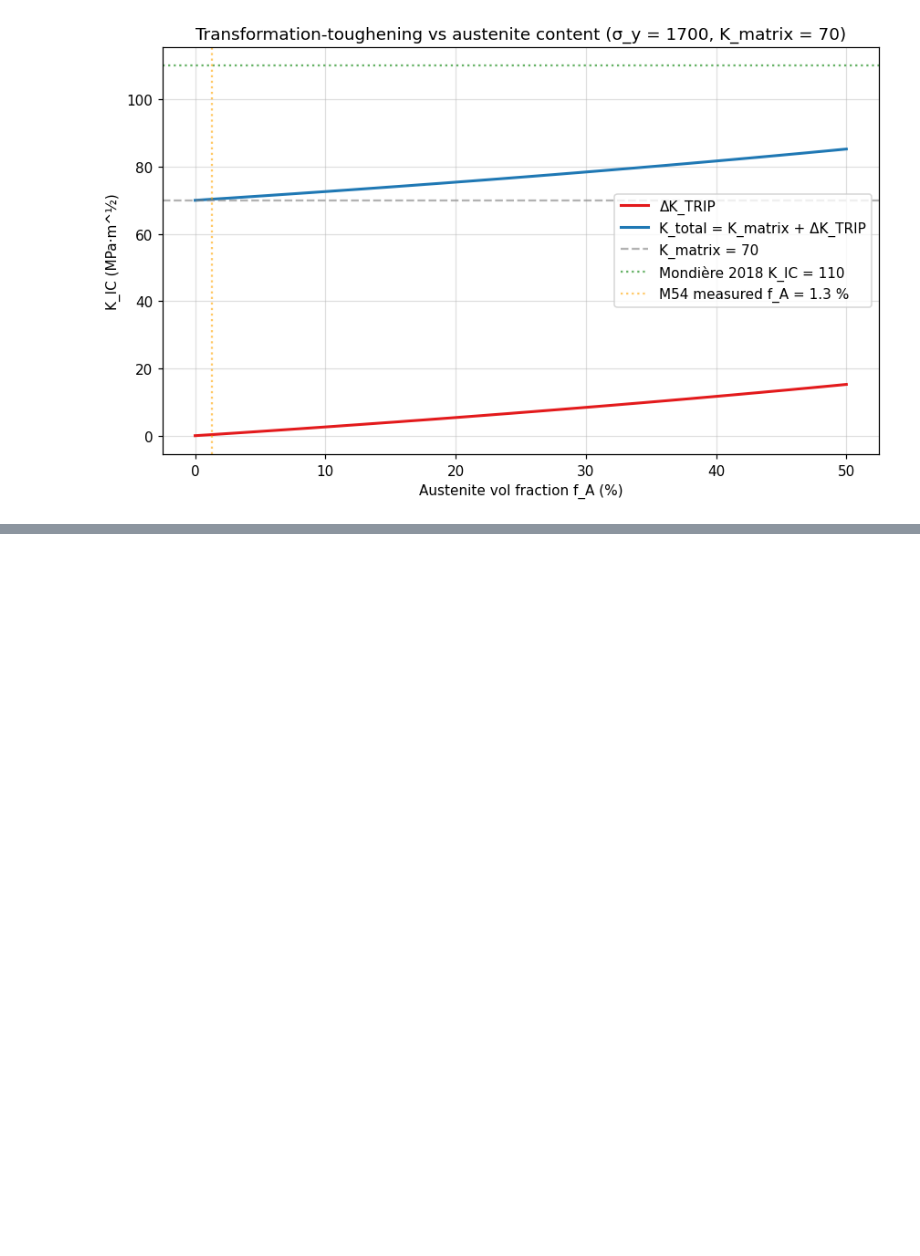
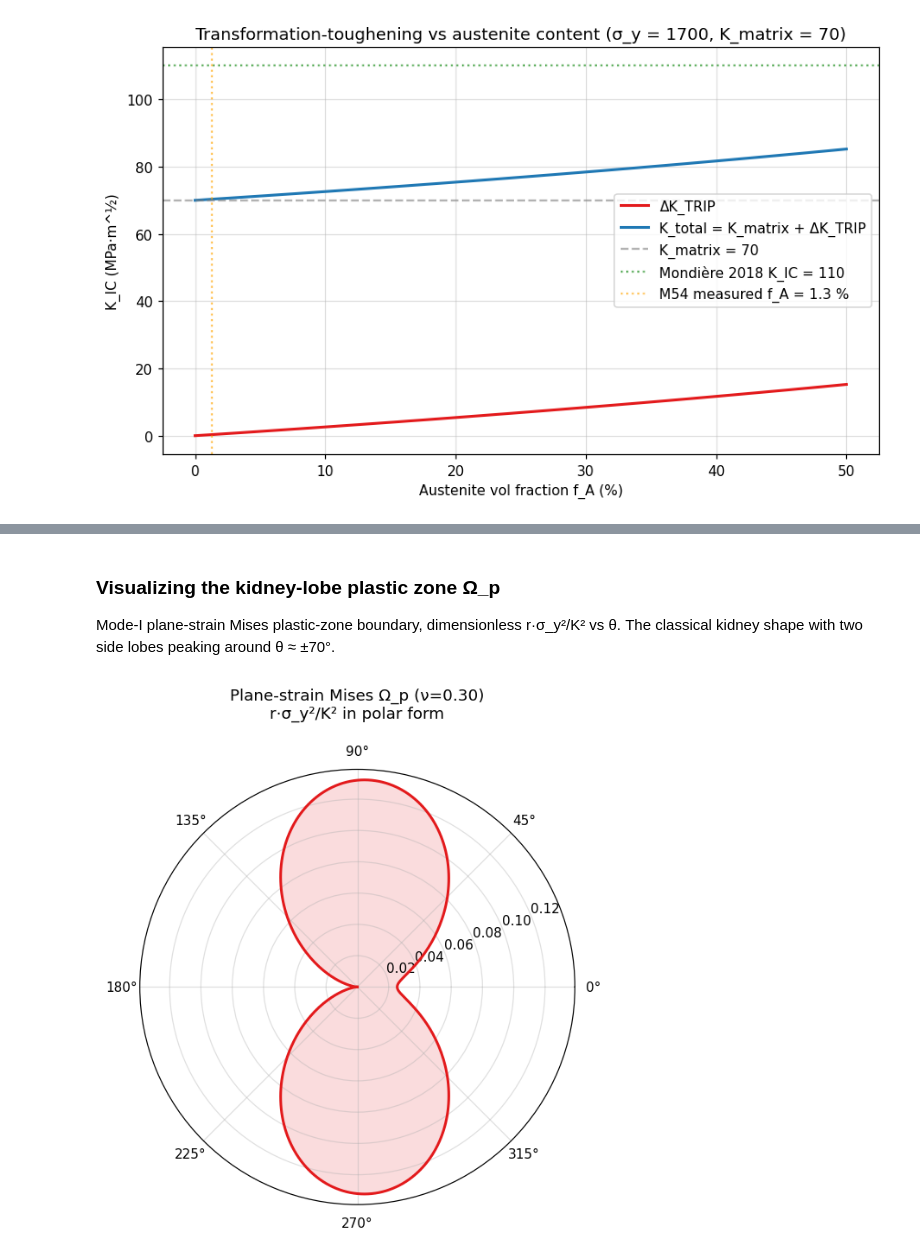
Before and after one commit to jedwa006/alloy-strengthening-contributions-modeling-public, a Jupyter notebook: notebooks/03_crack_tip_kic.ipynb, the cells around one changed output, grey strips where cells are left out. Cells and saved outputs as stored; diff of their text form; code cells hidden in the pictures; blank space fills up the shorter version.

```diff
--- a/notebooks/03_crack_tip_kic.ipynb
+++ b/notebooks/03_crack_tip_kic.ipynb
@@ -148,0 +204,25 @@ plt.show()
+# %% [markdown]
+### Visualizing the kidney-lobe plastic zone Ω_p
+
+Mode-I plane-strain Mises plastic-zone boundary, dimensionless r·σ_y²/K² vs θ.
+The classical kidney shape with two side lobes peaking around θ ≈ ±70°.
+# %%
+thetas = np.linspace(-np.pi, np.pi, 361)
+K_demo = 80.0
+sigma_y_demo = 1700.0
+rp = np.array([
+    irwin_zone_boundary_m(t, K_demo, sigma_y_demo, nu=0.30, plane_strain=True)
+    for t in thetas
+])
+rp_normalized = rp * sigma_y_demo**2 / K_demo**2  # dimensionless
+
+fig, ax = plt.subplots(figsize=(6, 6), subplot_kw={'projection': 'polar'})
+ax.plot(thetas, rp_normalized, '-', color='#e31a1c', linewidth=2)
+ax.fill(thetas, rp_normalized, alpha=0.15, color='#e31a1c')
+ax.set_title(f'Plane-strain Mises Ω_p (ν=0.30)\nr·σ_y²/K² in polar form', pad=20)
+ax.set_theta_zero_location('E')  # 0° = right (ahead of tip)
+ax.grid(alpha=0.4)
+fig.tight_layout()
+plt.show()
+# %% [output]
+[figure, added]
```
Also changed, not shown: parts of 6 cells of this notebook, 8 other files.
